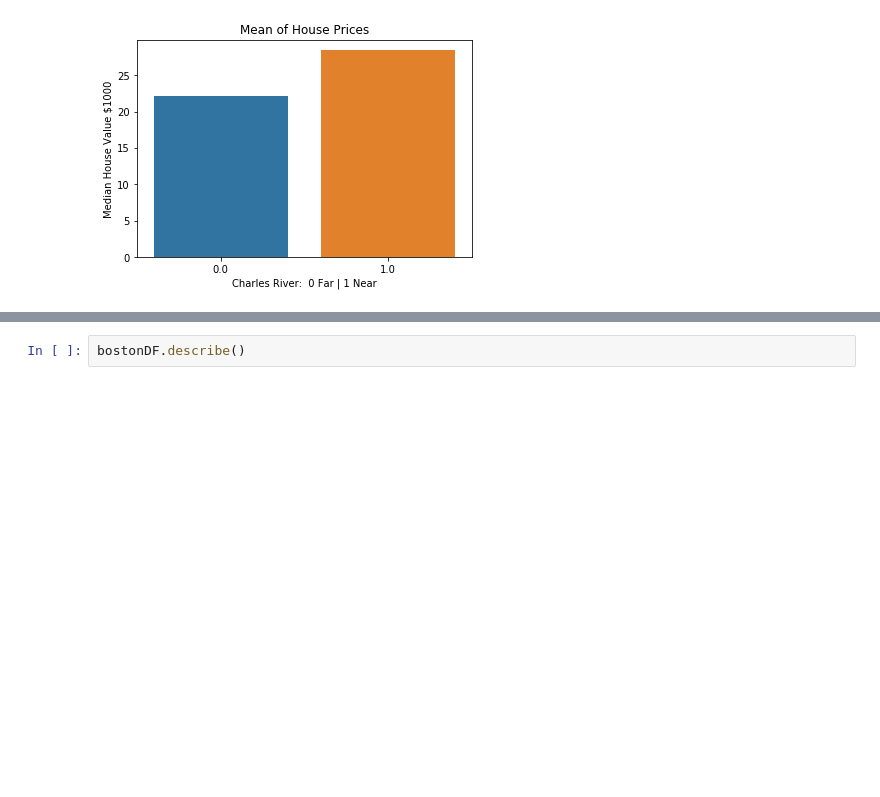
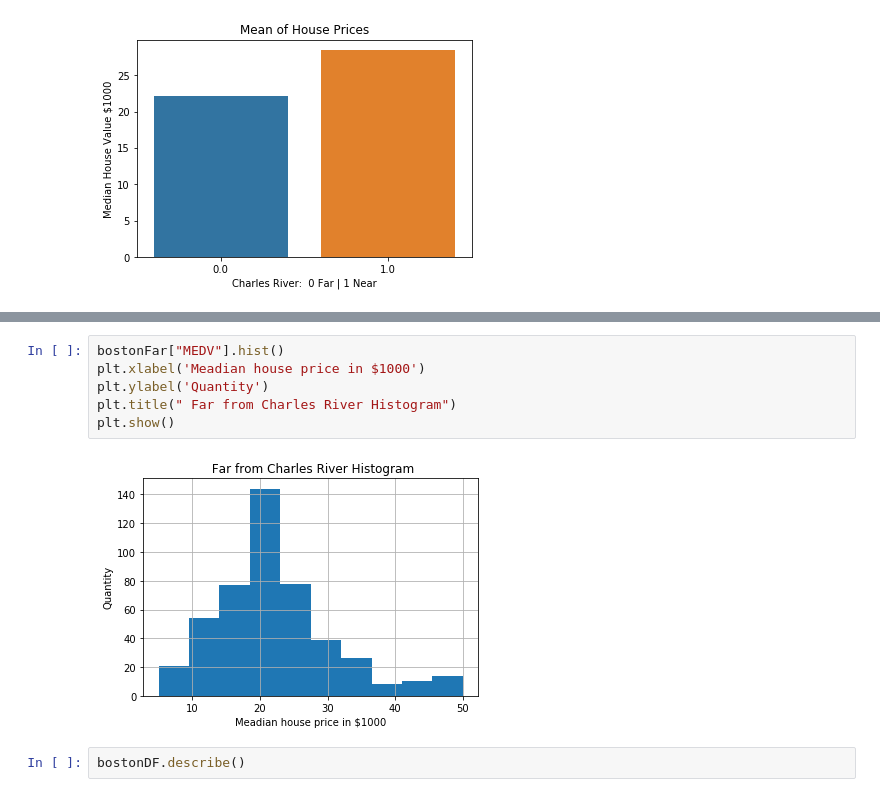
Before and after one commit to dermotkel/machine-learning, a Jupyter notebook: project.ipynb, the cells around one changed output, grey strips where cells are left out. Saved outputs shown, nothing was run; the diff lists cells and outputs as text; blank space fills up the shorter version.

```diff
--- a/project.ipynb
+++ b/project.ipynb
@@ -141,3 +174,11 @@ plt.show()
+# %%
+bostonFar["MEDV"].hist()
+plt.xlabel('Meadian house price in $1000')
+plt.ylabel('Quantity')
+plt.title(" Far from Charles River Histogram")
+plt.show()
+# %% [output]
+[figure, added]
 # %%
 bostonDF.describe()
 # %% [output]
```
Also changed, not shown: parts of 8 cells of this notebook.
